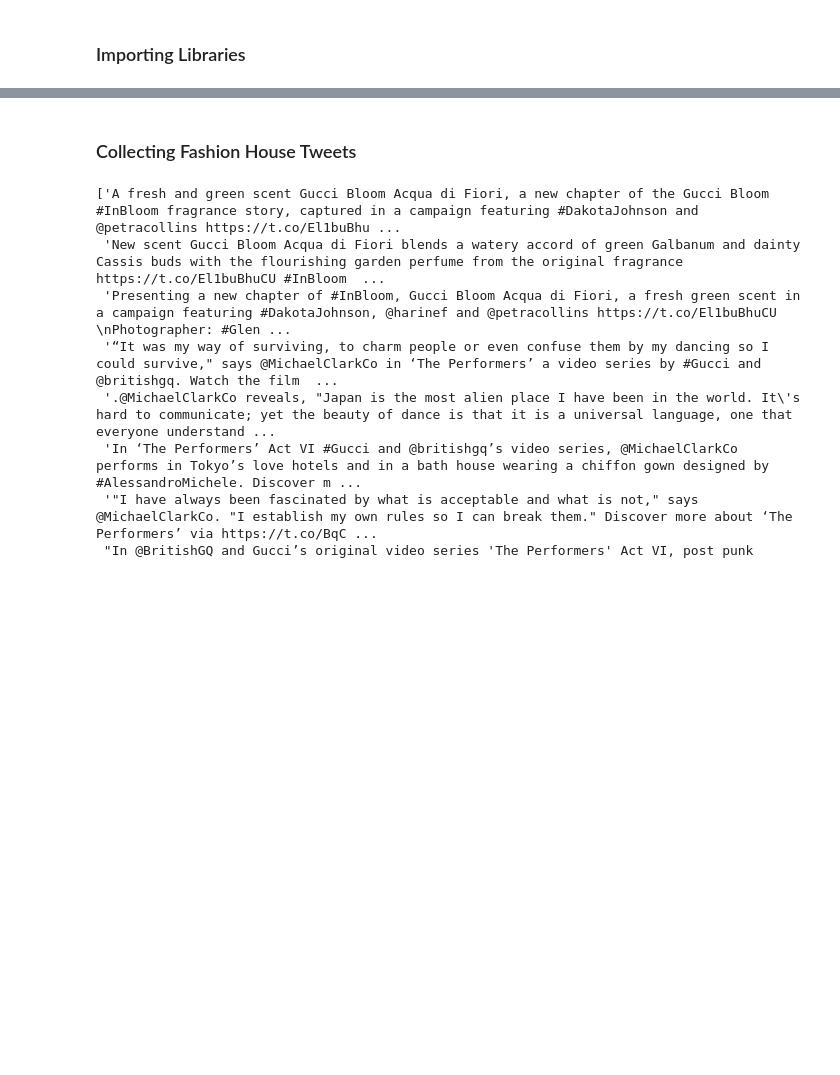
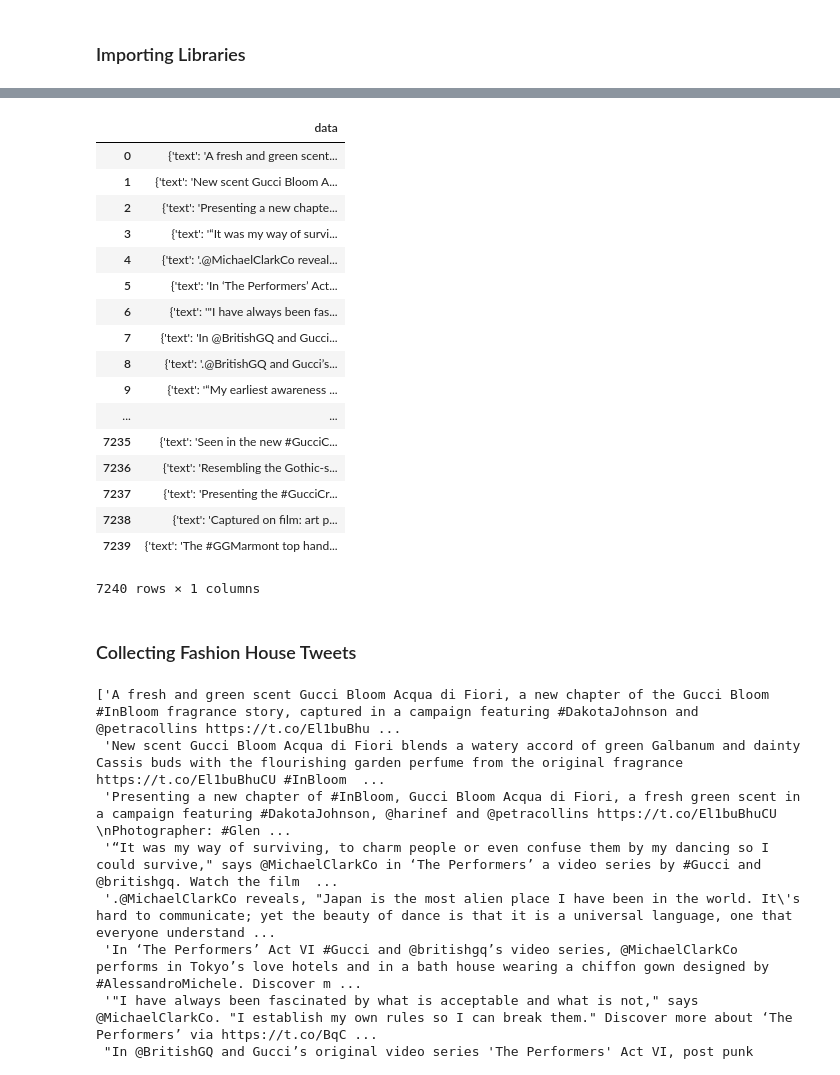
Before and after one commit to jerryLee80/Twitter_Fashion_Account_NLP, a Jupyter notebook: ipynb/posgres_test.ipynb, the cells around one changed output, grey strips where cells are left out. Saved outputs shown, nothing was run; the diff lists cells and outputs as text; code cells hidden in the pictures; blank space fills up the shorter version.

Commit message:
connected to postgres

```diff
--- a/ipynb/posgres_test.ipynb
+++ b/ipynb/posgres_test.ipynb
@@ -38,0 +85,24 @@ insert_json(tweet_data)
+# %%
+#grabs data from postgres db
+
+def fetch_data(query):
+    con, cur = con_cur_to_db()
+    cur.execute(query)
+    data = cur.fetchall()
+    con.close()
+    return data
+# %%
+#function to run sql queries in postgres db
+
+def get_handle_tweets(handle):
+    query = f"""
+    SELECT *
+    FROM all_data
+    Where data->>'handle' =
+    '{handle}'; """
+    data = fetch_data(query)
+    return data
+# %%
+#list of dict of dicts
+
+gucci = get_handle_tweets('gucci')
@@ -39,3 +131,24 @@ insert_json(tweet_data)
+# %%
+pd.DataFrame(gucci)
+# %% [output]
+|  | data |
+| 0 | {'text': 'A fresh and green scent... |
+| 1 | {'text': 'New scent Gucci Bloom A... |
+| 2 | {'text': 'Presenting a new chapte... |
+| 3 | {'text': '“It was my way of survi... |
+| 4 | {'text': '.@MichaelClarkCo reveal... |
+| 5 | {'text': 'In ‘The Performers’ Act... |
+| 6 | {'text': '"I have always been fas... |
+| 7 | {'text': 'In @BritishGQ and Gucci... |
+| 8 | {'text': '.@BritishGQ and Gucci’s... |
+| 9 | {'text': '“My earliest awareness ... |
+| ... | ... |
+| 7235 | {'text': 'Seen in the new #GucciC... |
+| 7236 | {'text': 'Resembling the Gothic-s... |
+| 7237 | {'text': 'Presenting the #GucciCr... |
+| 7238 | {'text': 'Captured on film: art p... |
+| 7239 | {'text': 'The #GGMarmont top hand... |
+7240 rows × 1 columns
 # %% [markdown]
 ### Collecting Fashion House Tweets
 # %%
```
Also changed, not shown: parts of 21 cells of this notebook, 4 other files.
